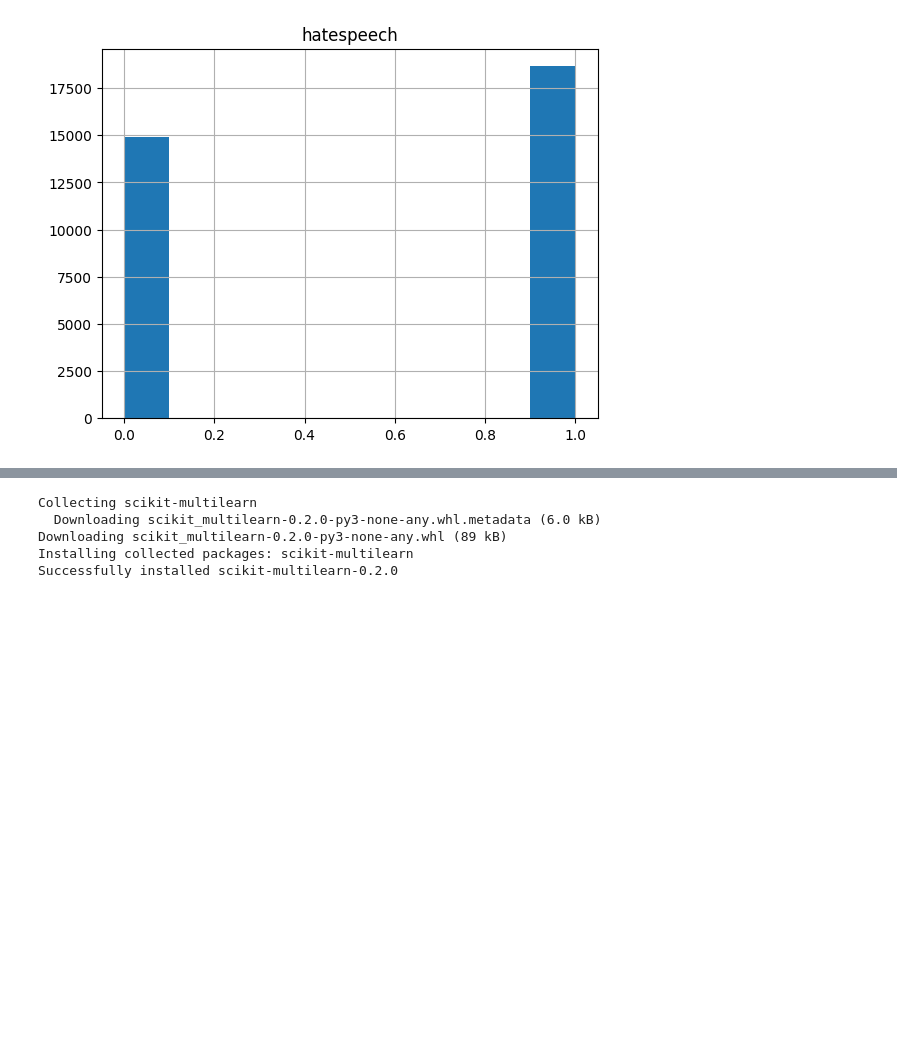
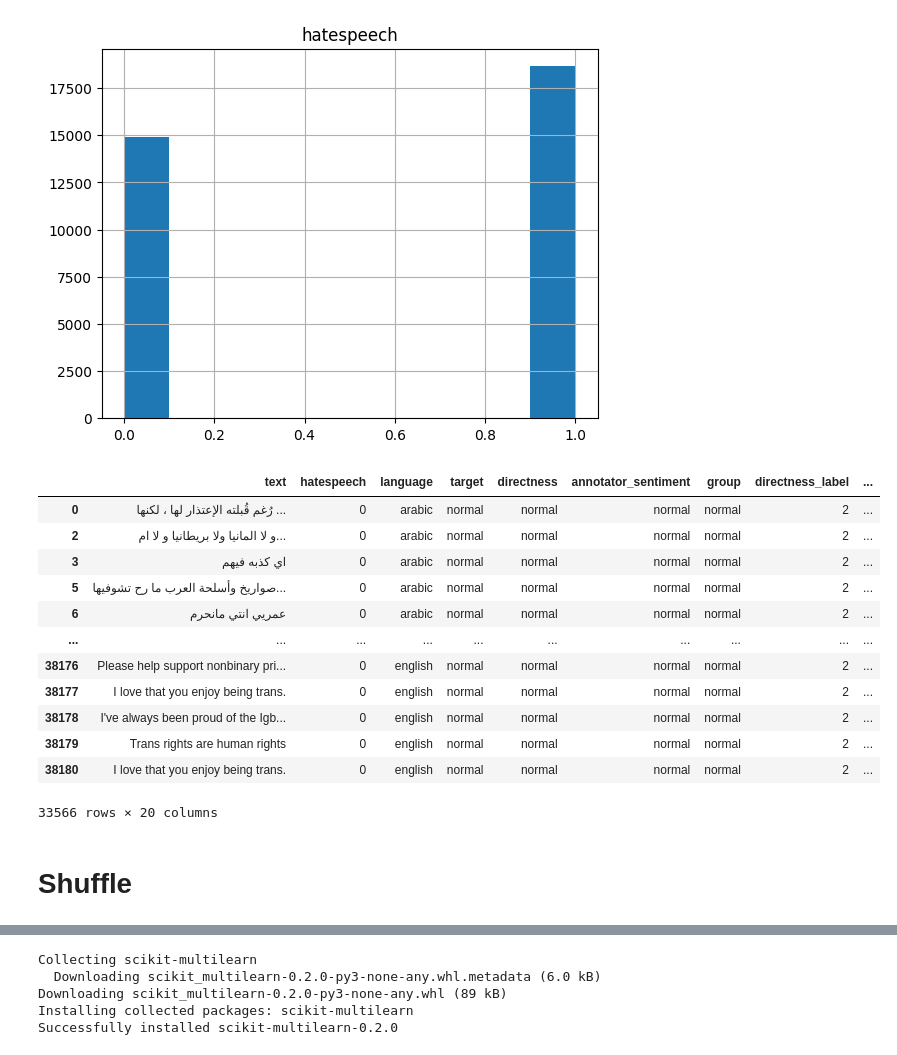
Before and after one commit to nadaamoharram/MLMA_Toxicity_Detection_Deep_Learning, a Jupyter notebook: data_cleaning.ipynb, the cells around one changed output, grey strips where cells are left out. Drawn from its saved outputs; the diff is of its cells as text; code cells hidden in the pictures; blank space fills up the shorter version.

```diff
--- a/data_cleaning.ipynb
+++ b/data_cleaning.ipynb
@@ -203,0 +206,18 @@ array([[<Axes: title={'center': 'hatespeech'}>]], dtype=object)
+# %%
+hate_df
+# %% [output]
+|  | text | hatespeech | language | target | directness | annotator_sentiment | group | directness_label | ... |
+| 0 | رُغم قُبلته الإعتذار لها ، لكنها ... | 0 | arabic | normal | normal | normal | normal | 2 | ... |
+| 2 | و لا المانيا ولا بريطانيا و لا ام... | 0 | arabic | normal | normal | normal | normal | 2 | ... |
+| 3 | اي كذبه فيهم | 0 | arabic | normal | normal | normal | normal | 2 | ... |
+| 5 | صواريخ وأسلحة العرب ما رح تشوفيها... | 0 | arabic | normal | normal | normal | normal | 2 | ... |
+| 6 | عمريي انتي مانحرم | 0 | arabic | normal | normal | normal | normal | 2 | ... |
+| ... | ... | ... | ... | ... | ... | ... | ... | ... | ... |
+| 38176 | Please help support nonbinary pri... | 0 | english | normal | normal | normal | normal | 2 | ... |
+| 38177 | I love that you enjoy being trans. | 0 | english | normal | normal | normal | normal | 2 | ... |
+| 38178 | I've always been proud of the Igb... | 0 | english | normal | normal | normal | normal | 2 | ... |
+| 38179 | Trans rights are human rights | 0 | english | normal | normal | normal | normal | 2 | ... |
+| 38180 | I love that you enjoy being trans. | 0 | english | normal | normal | normal | normal | 2 | ... |
+33566 rows × 20 columns
+# %% [markdown]
+# Shuffle
```
Also changed, not shown: parts of 9 cells of this notebook, 15 other files.
